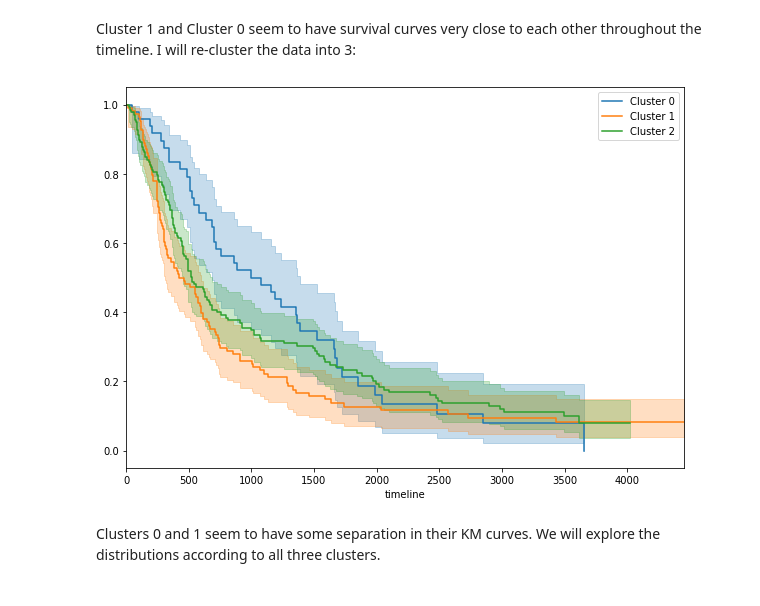
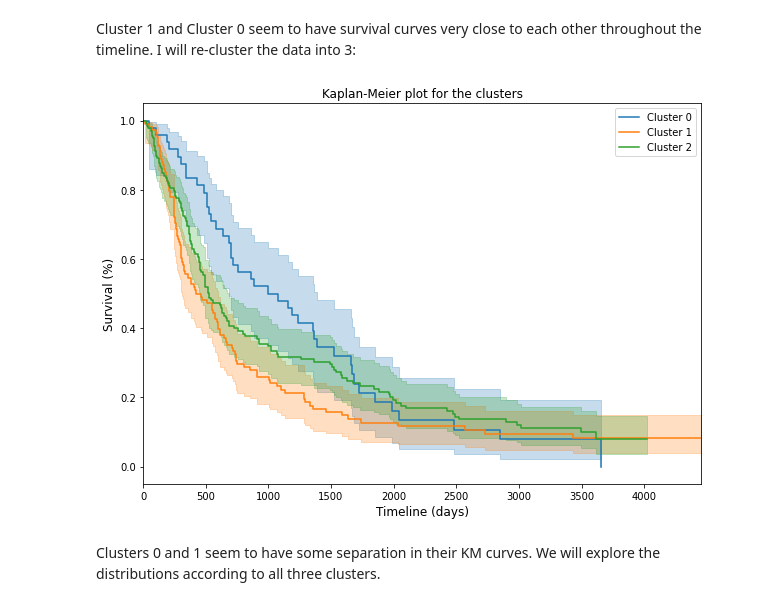
Before and after one commit to hhfchoi/Radiomics, a Jupyter notebook: Capstone - Analysis.ipynb, the cells around one changed output. Drawn from its saved outputs; the diff is of its cells as text; code cells hidden in the pictures.

```diff
--- a/Capstone - Analysis.ipynb
+++ b/Capstone - Analysis.ipynb
@@ -77,7 +80,7 @@ Enter your authorization code:
 ··········
 Mounted at /content/drive
 # %%
-df_grand = pd.read_csv('~/Desktop/NSCLC-Radiomics-agg-padded.csv')
+df_grand = pd.read_csv('/content/drive/My Drive/Colab Notebooks/NSCLC-Radiomics-agg-padded.csv')
 # %% [markdown]
 Define some boolean variables based on whether the patient has died (`deadstatus.event`==1) and the registered survival time of the patient. For this study, we look at the patients at 1-year, 3-year, and 5-year marks.
 # %%
@@ -1846,34 +1875,38 @@ my_kmeans = KMeans(n_clusters=n_cl_optimize, random_state=42)
 my_kmeans.fit(X_tr_scaled)
 
 collections.Counter(my_kmeans.labels_)
 
 joblib.dump(my_kmeans, 'kmeans_3.pkl')
 
 X_long = X_train.copy()
 X_long['Cluster'] = my_kmeans.predict(X_tr_scaled)
 
 X_long['Survival.time'] = y_train['Survival.time']
 X_long['Deadstatus.event'] = y_train['deadstatus.event']
 
 plt.figure(figsize=(10,7))
 
 median_list = []
 ci_list = []
 
 for i in range(n_cl_optimize):
   kmf.fit(X_long[X_long['Cluster']==i]['Survival.time'],
           X_long[X_long['Cluster']==i]['Deadstatus.event'],
           label='Cluster '+str(i))
 
   if (i==0):
     ax1 = kmf.plot()
+    ax1.set_title('Kaplan-Meier plot for the clusters', fontsize=12)
+    ax1.set_ylabel('Survival (%)', fontsize=12)
+    ax1.set_xlabel('Timeline (days)', fontsize=12)
   else:
     kmf.plot(ax=ax1)
+    ax1.set_xlabel('Timeline (days)', fontsize=12)
 
   median_list.append(kmf.median_survival_time_)
   ci_list.append(median_survival_times(kmf.confidence_interval_))
 # %% [output]
-[figure, old version]
+[figure, new version]
 # %% [markdown]
 Clusters 0 and 1 seem to have some separation in their KM curves. We will explore the distributions according to all three clusters.
 # %% [markdown]
```
Also changed, not shown: parts of 44 cells of this notebook, 2 other files.
